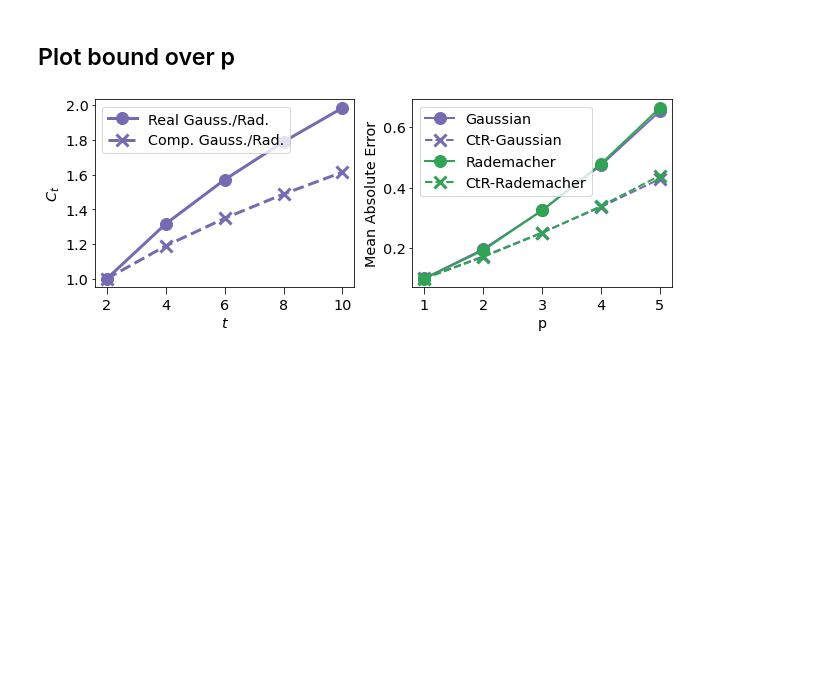
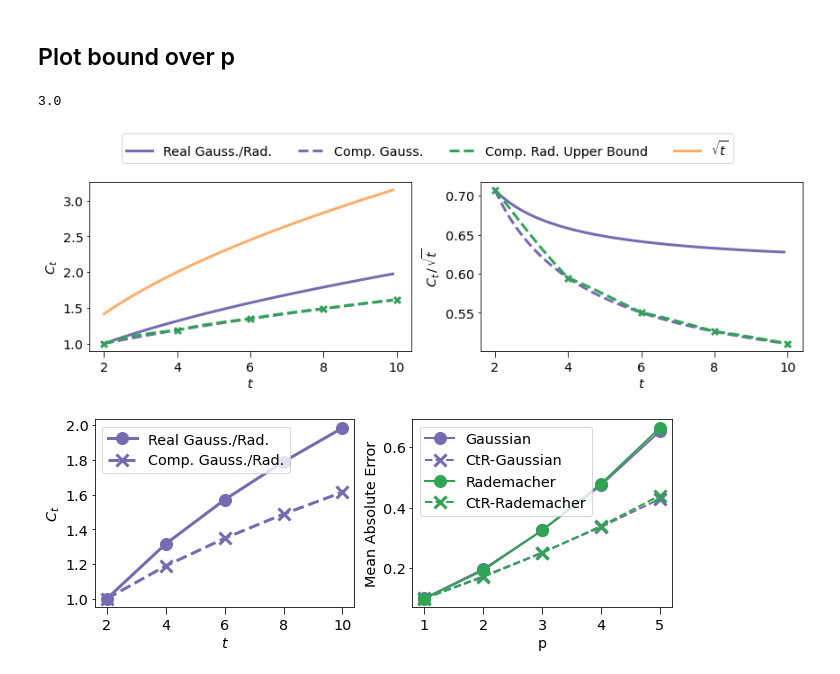
Before and after one commit to joneswack/dp-rfs, a Jupyter notebook: notebooks/bound-plots.ipynb, the cells around one changed output. Saved outputs shown, nothing was run; the diff lists cells and outputs as text; code cells hidden in the pictures; blank space fills up the shorter version.

```diff
--- a/notebooks/bound-plots.ipynb
+++ b/notebooks/bound-plots.ipynb
@@ -32,3 +32,7 @@ pylab.rcParams.update(params)
 ## Plot bound over p
 # %%
 import scipy.special
+# %%
+np.array([2.0,3.0]).max()
+# %% [output]
+3.0
@@ -35,3 +63,45 @@ import scipy.special
+# %%
+fig, axes = plt.subplots(ncols=2, nrows=1, figsize=(12, 3.5))
+
+ts_fine = np.arange(2, 10, 0.1)
+ts_crude = np.arange(2, 11, 2)
+axes[0].plot(ts_fine, real_moments(ts_fine), linewidth=3, color=name_dict['gaussian'][1], linestyle='solid', label='Real Gauss./Rad.')
+axes[0].plot(ts_fine, comp_moments(ts_fine), linewidth=3, color=name_dict['gaussian'][1], linestyle='dashed', label='Comp. Gauss.')
+axes[0].plot(ts_fine, comp_moments_upper_bound(ts_fine), linewidth=3, color=name_dict['rademacher'][1], linestyle='dashed', label='Comp. Rad. Upper Bound')
+# axes[0].scatter(ts_crude, real_moments(ts_crude), linewidth=3, color=name_dict['gaussian'][1], marker='o', s=24)
+axes[0].scatter(ts_crude, comp_moments(ts_crude), linewidth=3, color=name_dict['rademacher'][1], marker='x', s=48)
+axes[0].plot(ts_fine, np.sqrt(ts_fine), linewidth=3, color=name_dict['countsketch_scatter'][1], linestyle='solid', label=r'$\sqrt{t}$')
+axes[0].set_xticks(np.arange(2, 11, 2))
+axes[0].set_xlabel(r'$t$')
+axes[0].set_ylabel(r'$C_t$')
+
+
+axes[1].plot(ts_fine, real_moments(ts_fine) / np.sqrt(ts_fine), linewidth=3, color=name_dict['gaussian'][1], linestyle='solid', label='Real Gauss./Rad.')
+axes[1].plot(ts_fine, comp_moments(ts_fine) / np.sqrt(ts_fine), linewidth=3, color=name_dict['gaussian'][1], linestyle='dashed', label='Comp. Gauss.')
+axes[1].plot(ts_fine, comp_moments_upper_bound(ts_fine) / np.sqrt(ts_fine), linewidth=3, color=name_dict['rademacher'][1], linestyle='dashed', label='Comp. Rad. Upper Bound')
+# axes[1].scatter(ts_crude, real_moments(ts_crude) / np.sqrt(ts_crude), linewidth=3, color=name_dict['gaussian'][1], marker='o', s=24)
+axes[1].scatter(ts_crude, comp_moments(ts_crude) / np.sqrt(ts_crude), linewidth=3, color=name_dict['rademacher'][1], marker='x', s=48)
+axes[1].set_xticks(np.arange(2, 11, 2))
+axes[1].set_xlabel(r'$t$')
+axes[1].set_ylabel(r'$C_t \,/ \, \sqrt{t}$')
+
+plt.tight_layout()
+
+handles, labels = axes[0].get_legend_handles_labels()
+
+legend = plt.figlegend(
+    handles=handles, labels=labels,
+    loc='upper center', ncol=4,
+    bbox_to_anchor = (0,0.35,1.01,0.85),
+    bbox_transform=plt.gcf().transFigure,
+    #fontsize=11
+)
+
+# legend = plt.figlegend(handles=handles, labels=labels, loc='upper center', ncol=4, bbox_to_anchor = (0,0.35,1.01,0.85), bbox_transform=plt.gcf().transFigure)
+# plt.savefig('../figures/moment_bound_extended.pdf', dpi=300, bbox_extra_artists=(legend,), bbox_inches='tight')
+plt.show()
+# %% [output]
+[figure, added]
 # %%
 fig, axes = plt.subplots(ncols=2, nrows=1, figsize=(9, 3.5))
 
```
Also changed, not shown: parts of 2 cells of this notebook, 10 other files.
